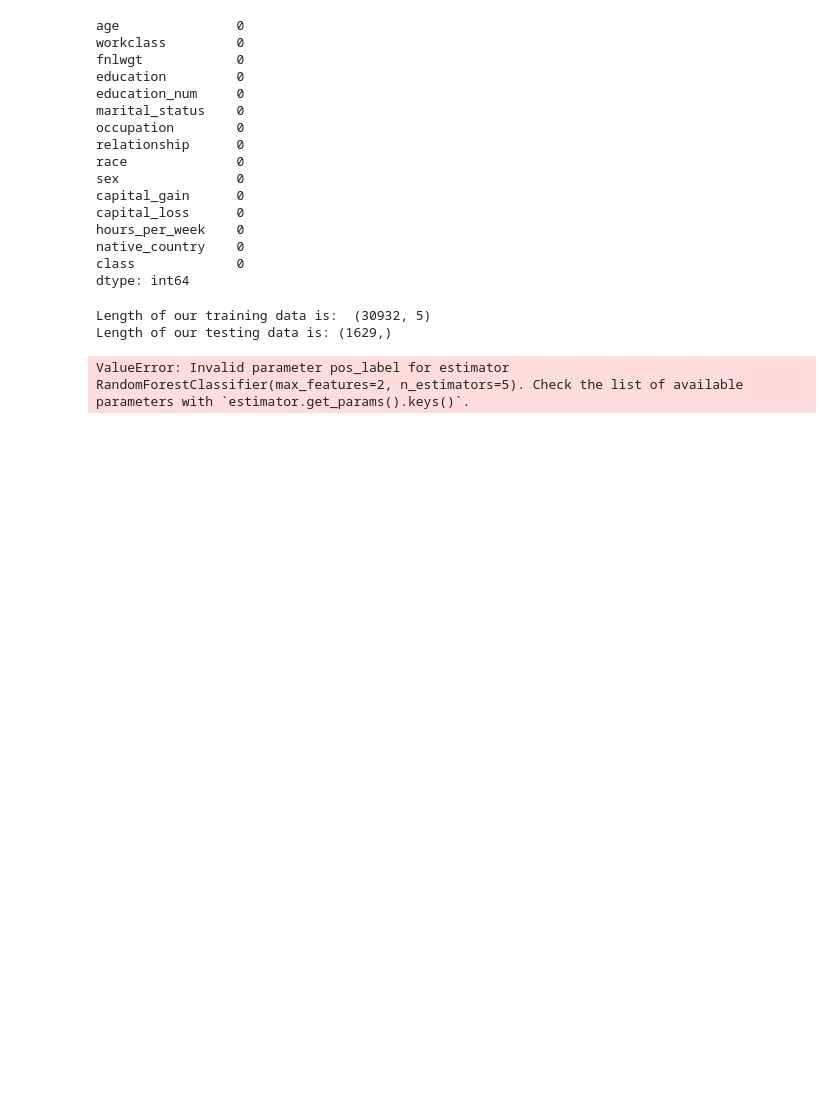
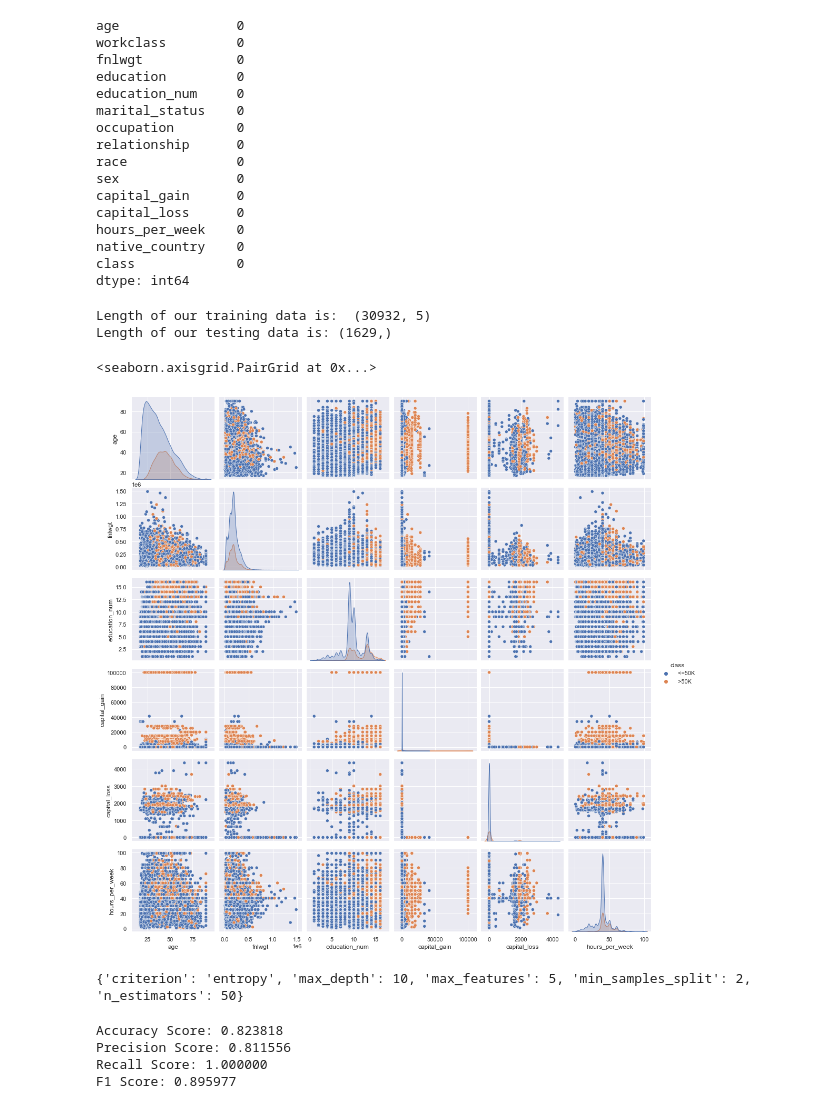
Before and after one commit to conor7276/2022-fall-data-science, a Jupyter notebook: Week-05-RandomForest/Exercise-RandomForests.ipynb, the cells around one changed output. Drawn from its saved outputs; the diff is of its cells as text; code cells hidden in the pictures; blank space fills up the shorter version.

Commit message:
fixed extra credit error

```diff
--- a/Week-05-RandomForest/Exercise-RandomForests.ipynb
+++ b/Week-05-RandomForest/Exercise-RandomForests.ipynb
@@ -590,18 +590,25 @@ print("Length of our training data is: ", X_train.shape, "\nLength of our testin
 # %% [output]
 Length of our training data is:  (30932, 5)
 Length of our testing data is: (1629,)
+# %%
+sns.pairplot(data=df,hue='class')
+# %% [output]
+<seaborn.axisgrid.PairGrid at 0x...>
+[figure, added]
 # %%
 params = {
-    'n_estimators' : [5,100,1000],
+    'n_estimators' : [5,10,50],
     'criterion' : ['gini','entropy'],
-    'max_features' : [2,4,'auto'],
-    'pos_label' : ['<=50k','>50k']
+    'max_depth' : [5,10,100],
+    'min_samples_split' :[2,10,100],
+    'max_features' : [2,4,5],
+
 }
 
 grid_search_cv = GridSearchCV(
     estimator = RandomForestClassifier(),
     param_grid = params,
-    scoring = 'f1',
+    scoring = 'accuracy',
     )
 
 grid_search_cv.fit(X_train, y_train)
@@ -610,7 +617,7 @@ print(grid_search_cv.best_params_)
 
 model = grid_search_cv.best_estimator_
 # %% [output]
-ValueError: Invalid parameter pos_label for estimator RandomForestClassifier(max_features=2, n_estimators=5). Check the list of available parameters with `estimator.get_params().keys()`.
+{'criterion': 'entropy', 'max_depth': 10, 'max_features': 5, 'min_samples_split': 2, 'n_estimators': 50}
 # %%
 
 y_pred = model.predict(X_test)
@@ -618,11 +625,16 @@ y_pred = model.predict(X_test)
 accuracy = accuracy_score(y_true=y_test, y_pred=y_pred)
 print("Accuracy Score: %f" % accuracy)
 
-precision = precision_score(y_true=y_test, y_pred=y_pred)
+precision = precision_score(y_true=y_test, y_pred=y_pred, pos_label= ' <=50K')
 print("Precision Score: %f" % precision)
 
-recall = recall_score(y_true=y_test, y_pred=y_pred)
+recall = recall_score(y_true=y_test, y_pred=y_pred, pos_label= ' <=50K')
 print("Recall Score: %f" % recall)
 
-f1 = f1_score(y_true=y_test, y_pred=y_pred)
+f1 = f1_score(y_true=y_test, y_pred=y_pred, pos_label= ' <=50K')
 print('F1 Score: %f' % f1)
+# %% [output]
+Accuracy Score: 0.823818
+Precision Score: 0.811556
+Recall Score: 1.000000
+F1 Score: 0.895977
```
Also changed, not shown: parts of 1 cell of this notebook.
